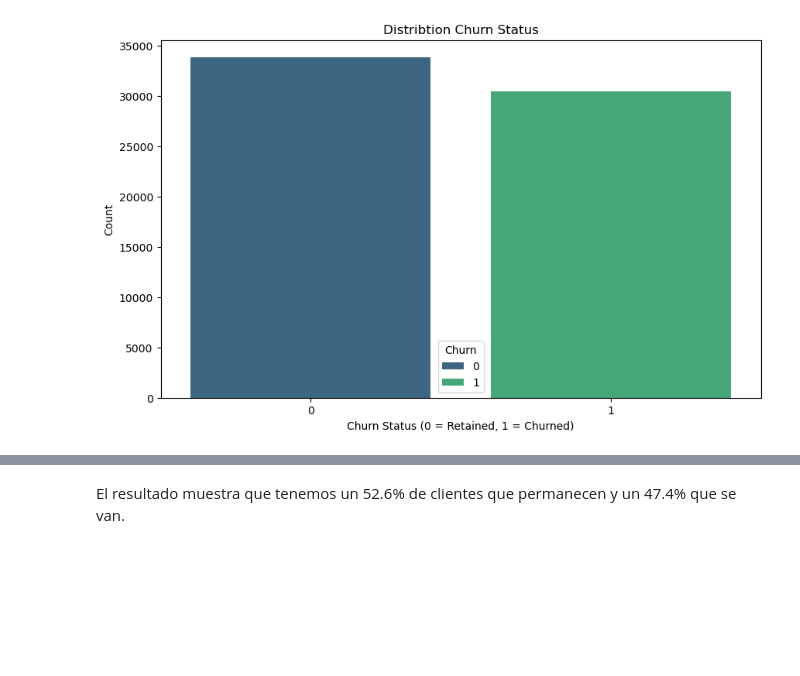
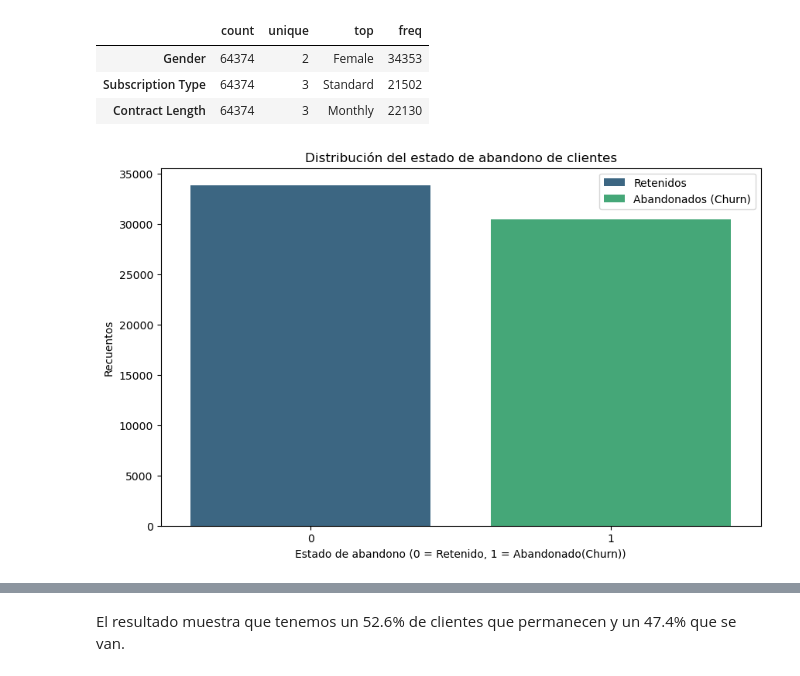
Before and after one commit to BrianSilenT/churninsight-hackaton, a Jupyter notebook: data-science/notebooks/churn.ipynb, the cells around one changed output, grey strips where cells are left out. Saved outputs shown, nothing was run; the diff lists cells and outputs as text; code cells hidden in the pictures; blank space fills up the shorter version.

Commit message:
Actualizacion

```diff
--- a/data-science/notebooks/churn.ipynb
+++ b/data-science/notebooks/churn.ipynb
@@ -47,2 +84,4 @@ None
 # %%
-df = df.drop('CustomerID', axis=1)
+# Eliminando la columna CustomerID ya que no es necesaria para el modelado.
+df = df.drop(columns= ['CustomerID'])
+df.head()
@@ -51,8 +170,18 @@ df = df.drop('CustomerID', axis=1)
+# %%
+# Inforamcion de los objetos en los datos
+df.describe(include= 'object').T
+# %% [output]
+|  | count | unique | top | freq |
+| Gender | 64374 | 2 | Female | 34353 |
+| Subscription Type | 64374 | 3 | Standard | 21502 |
+| Contract Length | 64374 | 3 | Monthly | 22130 |
 # %%
+# Información del estado actual del cliente
 plt.figure(figsize= (10, 6))
 sns.countplot(data= df, x= 'Churn', hue= 'Churn',palette= 'viridis')
-plt.title('Distribtion Churn Status')
-plt.xlabel('Churn Status (0 = Retained, 1 = Churned)')
-plt.ylabel('Count');
+plt.title('Distribución del estado de abandono de clientes')
+plt.xlabel('Estado de abandono (0 = Retenido, 1 = Abandonado(Churn))')
+plt.ylabel('Recuentos')
+plt.legend(['Retenidos', 'Abandonados (Churn)']);
 # %% [output]
-[figure, old version]
+[figure, new version]
```
Also changed, not shown: parts of 22 cells of this notebook.
